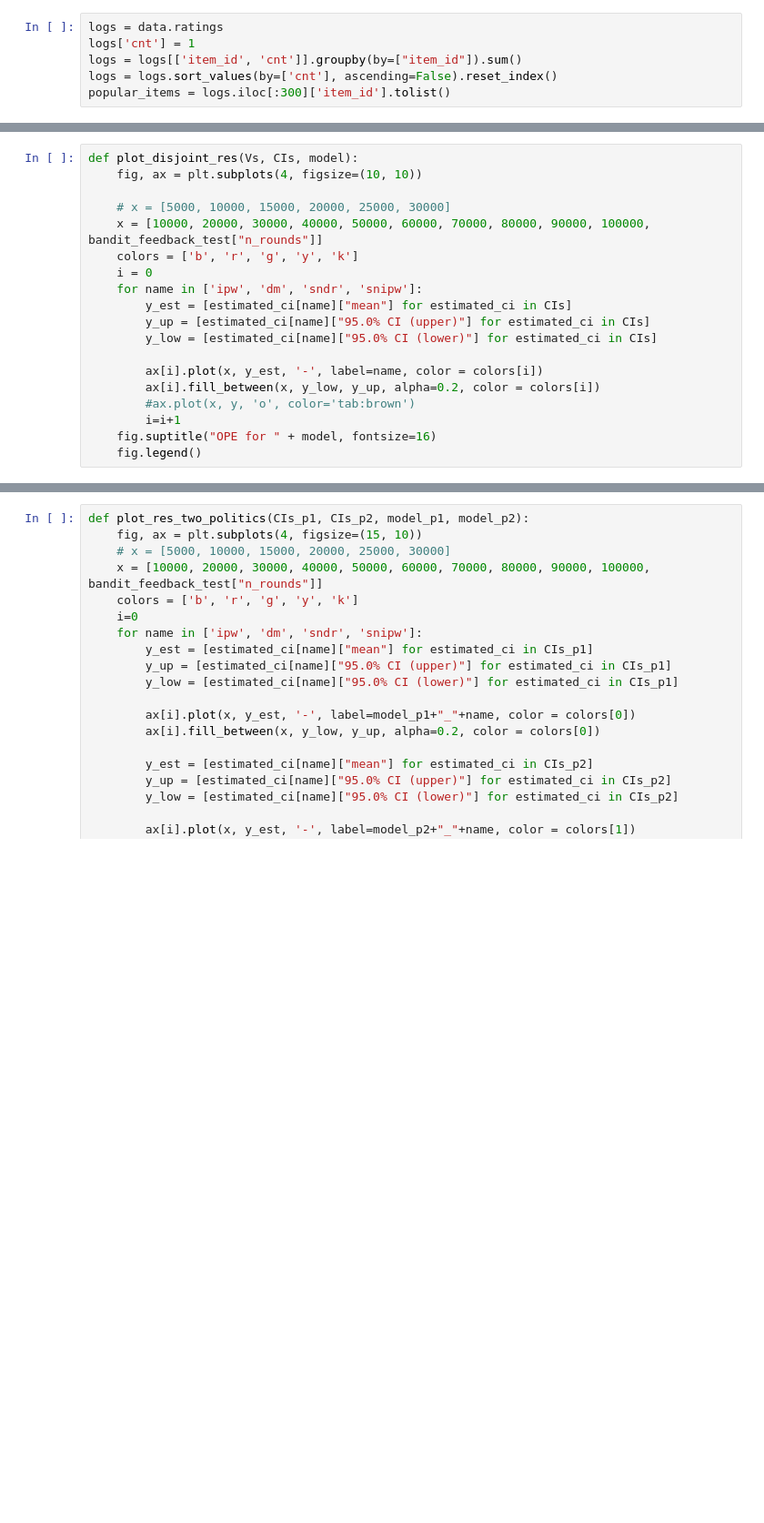
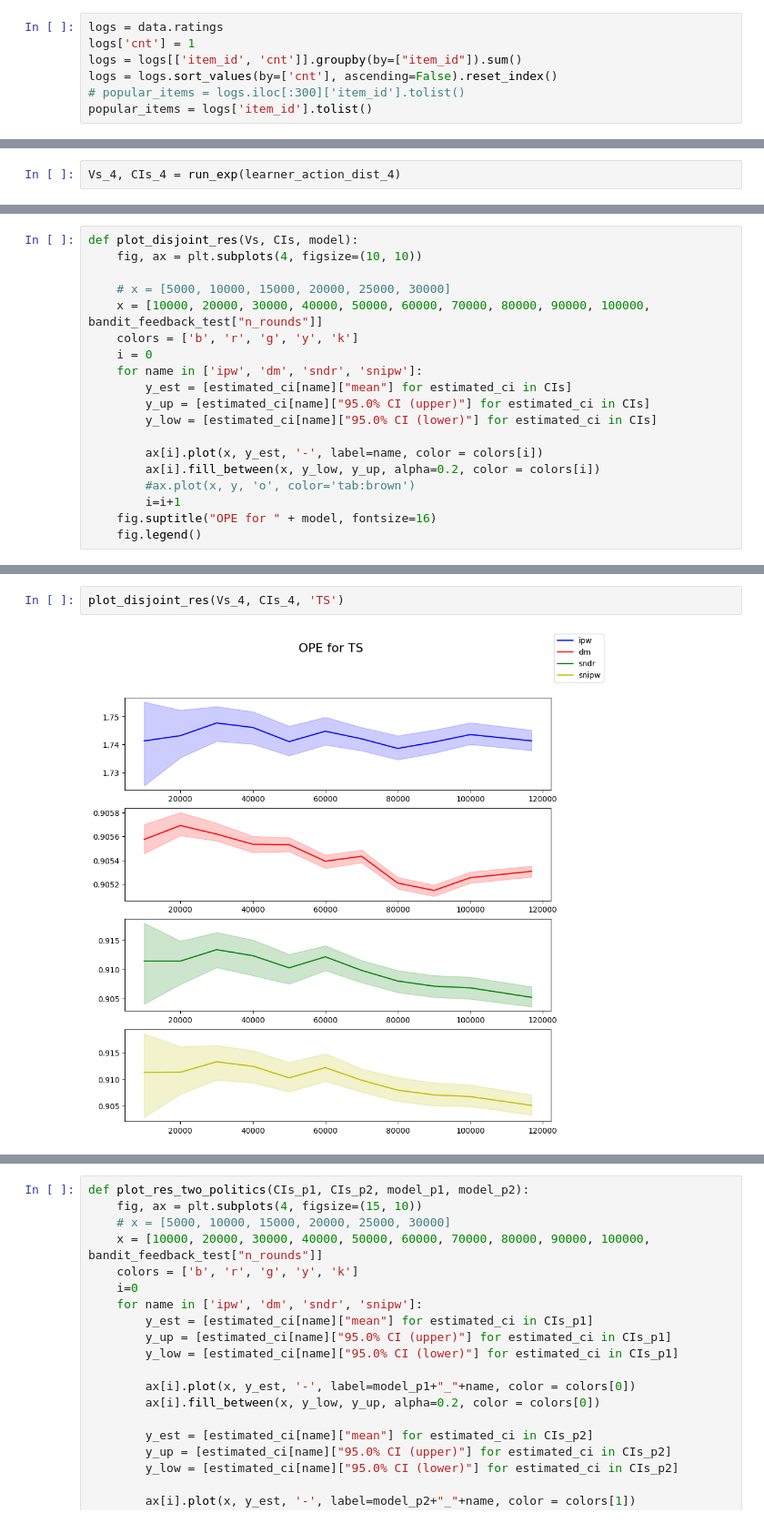
Before and after one commit to HDI-lab-HSE/RePlayHDILab2024, a Jupyter notebook: replay/experimental/scenarios/movielens_wrapper/09_obp_connector.ipynb, the cells around one changed output, grey strips where cells are left out. Shown at 91% size. Cells and saved outputs as stored; diff of their text form; blank space fills up the shorter version.

```diff
--- a/replay/experimental/scenarios/movielens_wrapper/09_obp_connector.ipynb
+++ b/replay/experimental/scenarios/movielens_wrapper/09_obp_connector.ipynb
@@ -87,7 +82,8 @@ logs = data.ratings
 logs['cnt'] = 1
 logs = logs[['item_id', 'cnt']].groupby(by=["item_id"]).sum()
 logs = logs.sort_values(by=['cnt'], ascending=False).reset_index()
-popular_items = logs.iloc[:300]['item_id'].tolist()
+# popular_items = logs.iloc[:300]['item_id'].tolist()
+popular_items = logs['item_id'].tolist()
 # %%
 data.ratings = data.ratings[data.ratings['item_id'].isin(popular_items)]
 print('размер датасета логов после выброса непопулярных айтемов:', data.ratings.shape)
@@ -386,0 +440,2 @@ n_size = 116921 time:  1.0689482688903809
+# %%
+Vs_4, CIs_4 = run_exp(learner_action_dist_4)
@@ -418,3 +485,7 @@ plot_disjoint_res(Vs_3, CIs_3, 'Random')
+# %%
+plot_disjoint_res(Vs_4, CIs_4, 'TS')
+# %% [output]
+[figure, added]
 # %%
 out_str = f"Scores for UCB true"
 for key, val in Vs_1[-1].items():
```
Also changed, not shown: parts of 39 cells of this notebook, 6 other files.
